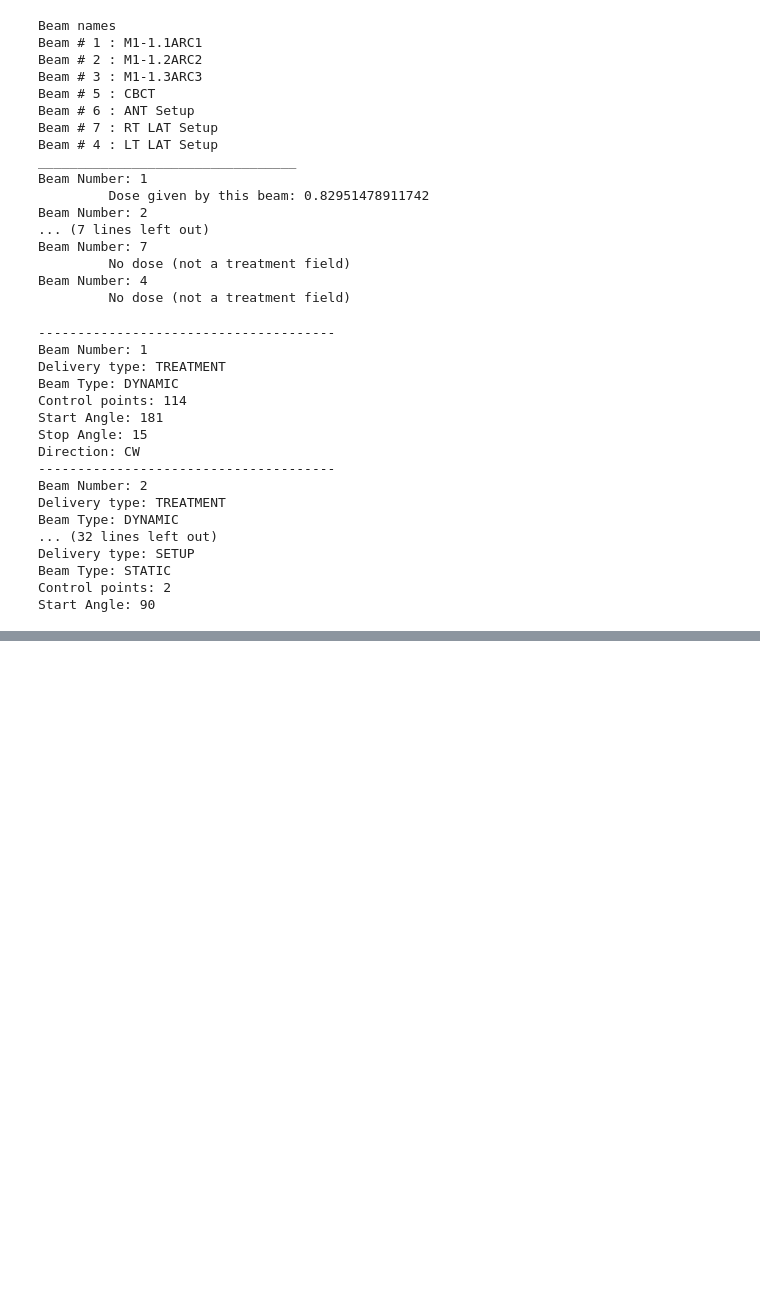
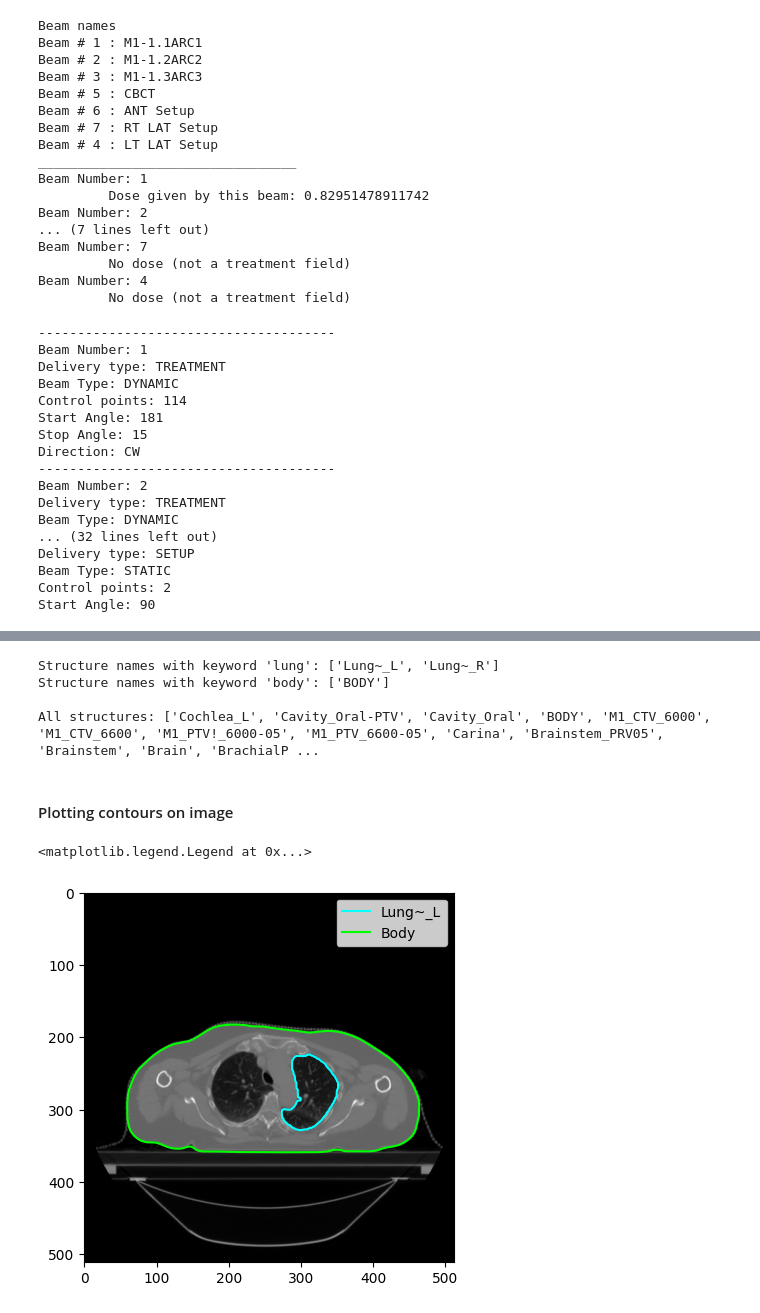
Before and after one commit to kildealab/longiDICOM, a Jupyter notebook: Examples/Sample Notebook - DICOM Basics Demo.ipynb, the cells around one changed output, grey strips where cells are left out. Drawn from its saved outputs; the diff is of its cells as text; code cells hidden in the pictures; blank space fills up the shorter version.

Commit message:
Add RT STRUCT examples, including 3D visualization

```diff
--- a/Examples/Sample Notebook - DICOM Basics Demo.ipynb
+++ b/Examples/Sample Notebook - DICOM Basics Demo.ipynb
@@ -136,0 +139,44 @@ Start Angle: 90
+# %%
+# Using RS and CT loaded from before
+RS = dcm.read_file(os.path.join(path_to_ct,find_RS_file(path_to_ct)))
+
+# Check which names are available in the RT Struct given a keyword
+names = find_ROI_names(RS, 'lung')
+print("Structure names with keyword 'lung':",names)
+
+# Body contour
+names = find_ROI_names(RS, 'body')
+print("Structure names with keyword 'body':",names)
+
+# Find all names
+print("\nAll structures:", find_ROI_names(RS)) # no keyword
+# %% [output]
+Structure names with keyword 'lung': ['Lung~_L', 'Lung~_R']
+Structure names with keyword 'body': ['BODY']
+
+All structures: ['Cochlea_L', 'Cavity_Oral-PTV', 'Cavity_Oral', 'BODY', 'M1_CTV_6000', 'M1_CTV_6600', 'M1_PTV!_6000-05', 'M1_PTV_6600-05', 'Carina', 'Brainstem_PRV05', 'Brainstem', 'Brain', 'BrachialP ...
+# %% [markdown]
+#### Plotting contours on image
+# %%
+# Get contour x y z cords
+dict_contours, z_lists = get_all_ROI_contours(['Lung~_L'], RS) # use correct name as found before
+
+# finds middle slice of contour 'roi_slice' (you can use whichever 'slice_num' you want, this just helps find wehre it is to easily visualize
+roi_slice, z_avg = get_avg_ROI_z_and_slice(z_lists)
+slice_num = int((z_avg-CT_origin[2])/CT_spacing[2])
+
+# Get converted coords for plotting
+roi_x, roi_y= get_ROI_pixel_array(dict_contours['Lung~_L'][roi_slice],CT_origin[0],CT_origin[1],pixel_spacing)
+
+
+# Repeatig for body on same slice
+dict_contours_body, z_lists = get_all_ROI_contours(['BODY'], RS) # use correct name as found before
+roi_x_body, roi_y_body= get_ROI_pixel_array(dict_contours_body['BODY'][slice_num],CT_origin[0],CT_origin[1],pixel_spacing)
+# %%
+plt.imshow(slices[slice_num].pixel_array,cmap='gray')
+plt.plot(roi_x,roi_y,'-',color='cyan',label='Lung~_L')
+plt.plot(roi_x_body,roi_y_body,'-',color='lime',label='Body')
+plt.legend()
+# %% [output]
+<matplotlib.legend.Legend at 0x...>
+[figure, added]
```
Also changed, not shown: parts of 8 cells of this notebook.
